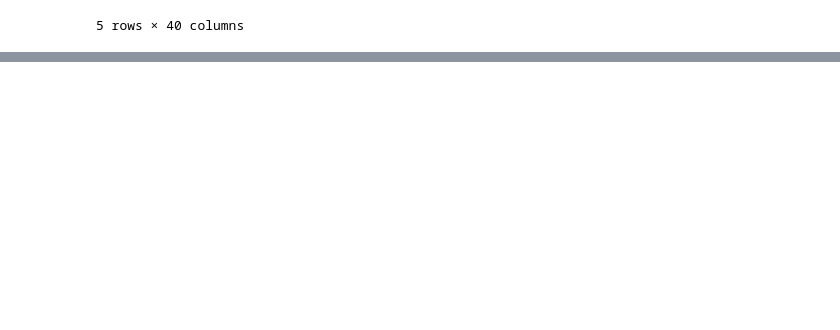
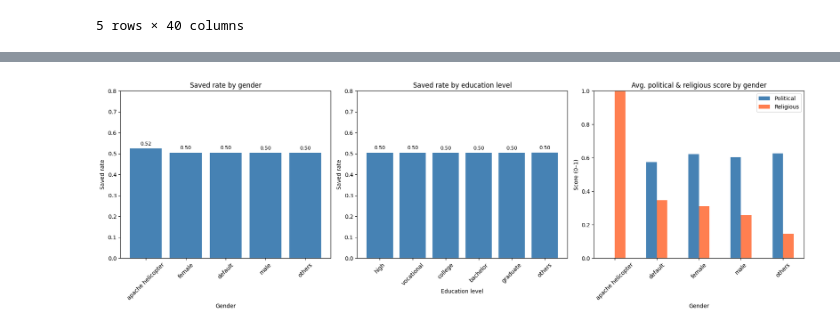
Before and after one commit to Nicoletapa/Moral_Machine, a Jupyter notebook: merge_datasets.ipynb, the cells around one changed output, grey strips where cells are left out. Cells and saved outputs as stored; diff of their text form; code cells hidden in the pictures; blank space fills up the shorter version.

```diff
--- a/merge_datasets.ipynb
+++ b/merge_datasets.ipynb
@@ -260,0 +393,55 @@ df_encoded.head()
+# %%
+import matplotlib.pyplot as plt
+import seaborn as sns
+
+fig, axes = plt.subplots(1, 3, figsize=(18, 6))
+
+# 1. Saved rate per kjønn
+gender_saved = df.groupby("Review_gender")["Saved"].mean().sort_values(ascending=False)
+bars1 = axes[0].bar(gender_saved.index, gender_saved.values, color="steelblue")
+axes[0].set_title("Saved rate by gender")
+axes[0].set_xlabel("Gender")
+axes[0].set_ylabel("Saved rate")
+axes[0].set_ylim(0, 0.8)
+axes[0].tick_params(axis="x", rotation=45)
+for bar in bars1:
+    height = bar.get_height()
+    axes[0].text(
+        bar.get_x() + bar.get_width() / 2,
+        height + 0.01,
+        f"{height:.2f}",
+        ha="center", va="bottom", fontsize=9
+    )
+
+# 2. Saved rate per utdanning
+education_order = ["underhigh", "high", "vocational", "college", "bachelor", "graduate", "others"]
+edu_saved = df.groupby("Review_education")["Saved"].mean().reindex(education_order).dropna()
+bars2 = axes[1].bar(edu_saved.index, edu_saved.values, color="steelblue")
+axes[1].set_title("Saved rate by education level")
+axes[1].set_xlabel("Education level")
+axes[1].set_ylabel("Saved rate")
+axes[1].set_ylim(0, 0.8)
+axes[1].tick_params(axis="x", rotation=45)
+for bar in bars2:
+    height = bar.get_height()
+    axes[1].text(
+        bar.get_x() + bar.get_width() / 2,
+        height + 0.01,
+        f"{height:.2f}",
+        ha="center", va="bottom", fontsize=9
+    )
+
+# 3. Gjennomsnittlig politisk og religiøs score per kjønn — mye mer lesbart
+demo_means = df.groupby("Review_gender")[["Review_political", "Review_religious"]].mean()
+demo_means.plot(kind="bar", ax=axes[2], color=["steelblue", "coral"])
+axes[2].set_title("Avg. political & religious score by gender")
+axes[2].set_xlabel("Gender")
+axes[2].set_ylabel("Score (0–1)")
+axes[2].set_ylim(0, 1)
+axes[2].tick_params(axis="x", rotation=45)
+axes[2].legend(["Political", "Religious"])
+
+plt.tight_layout()
+plt.show()
+# %% [output]
+[figure, added]
```
Also changed, not shown: parts of 29 cells of this notebook, 3 other files.
